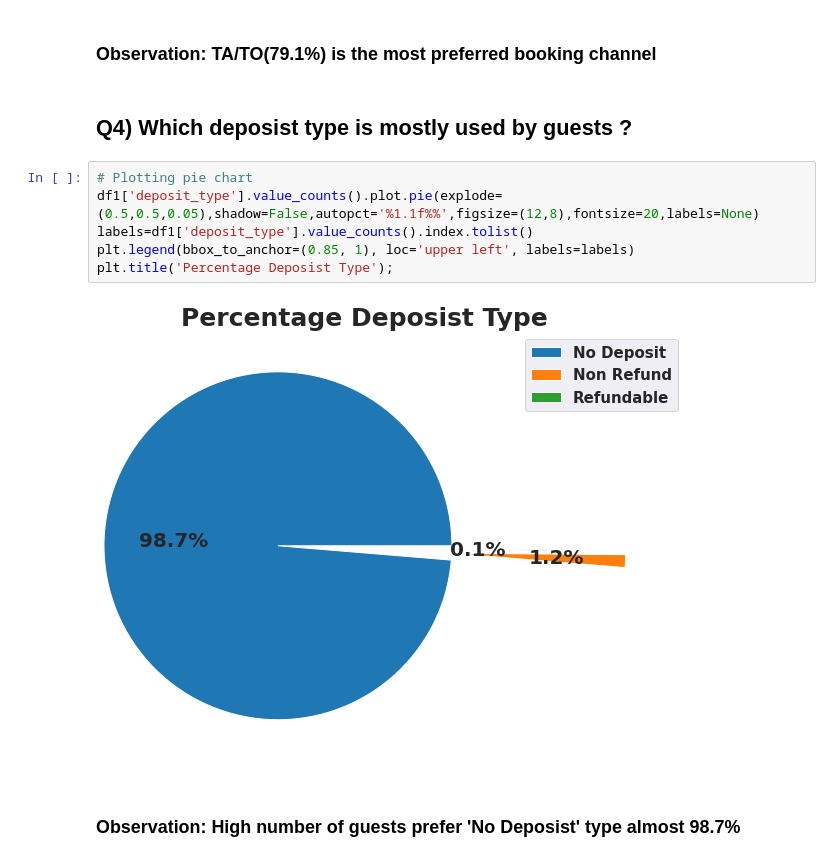
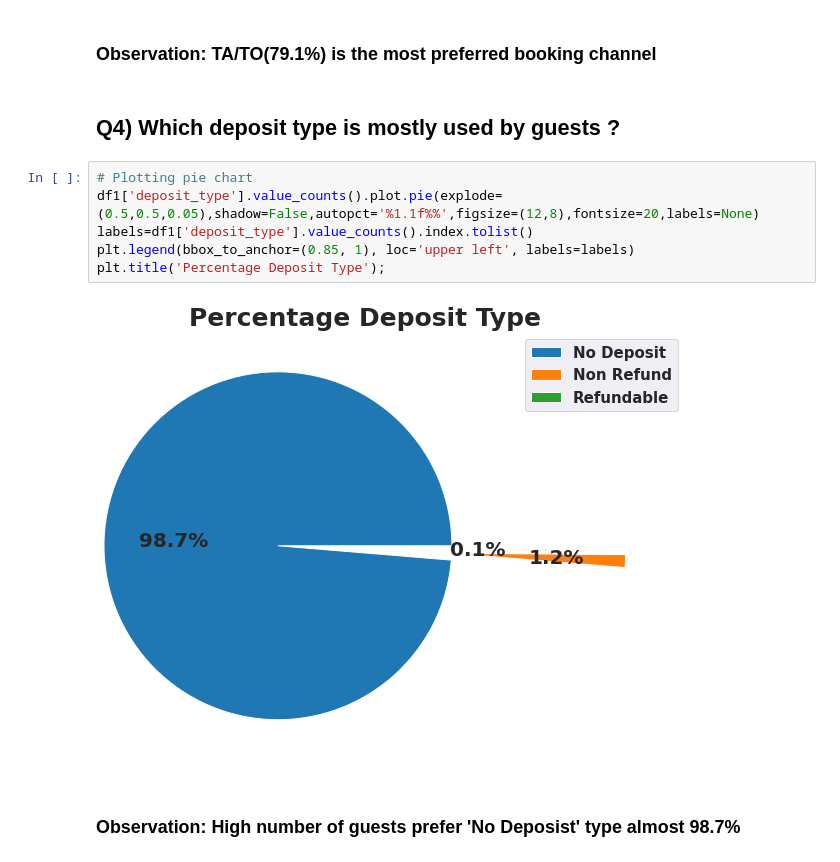
Before and after one commit to 7-sumit/Hotel-Booking-Analysis, a Jupyter notebook: Sumit_Berde_Hotel_Booking_Analysis_Capstone_Project.ipynb, the cells around one changed output. Drawn from its saved outputs; the diff is of its cells as text.

```diff
--- a/Sumit_Berde_Hotel_Booking_Analysis_Capstone_Project.ipynb
+++ b/Sumit_Berde_Hotel_Booking_Analysis_Capstone_Project.ipynb
@@ -383,15 +383,15 @@ plt.title('Percentage Distribution Channel');
 # %% [markdown]
 ### Observation: TA/TO(79.1%) is the most preferred booking channel
 # %% [markdown]
-## Q4) Which deposist type is mostly used by guests ?
+## Q4) Which deposit type is mostly used by guests ?
 # %%
 # Plotting pie chart
 df1['deposit_type'].value_counts().plot.pie(explode=(0.5,0.5,0.05),shadow=False,autopct='%1.1f%%',figsize=(12,8),fontsize=20,labels=None)
 labels=df1['deposit_type'].value_counts().index.tolist()
 plt.legend(bbox_to_anchor=(0.85, 1), loc='upper left', labels=labels)
-plt.title('Percentage Deposist Type');
+plt.title('Percentage Deposit Type');
 # %% [output]
-[figure, old version]
+[figure, new version]
 # %% [markdown]
 ### Observation: High number of guests prefer 'No Deposist' type almost 98.7%
 # %% [markdown]
```
Also changed, not shown: parts of 7 cells of this notebook.
